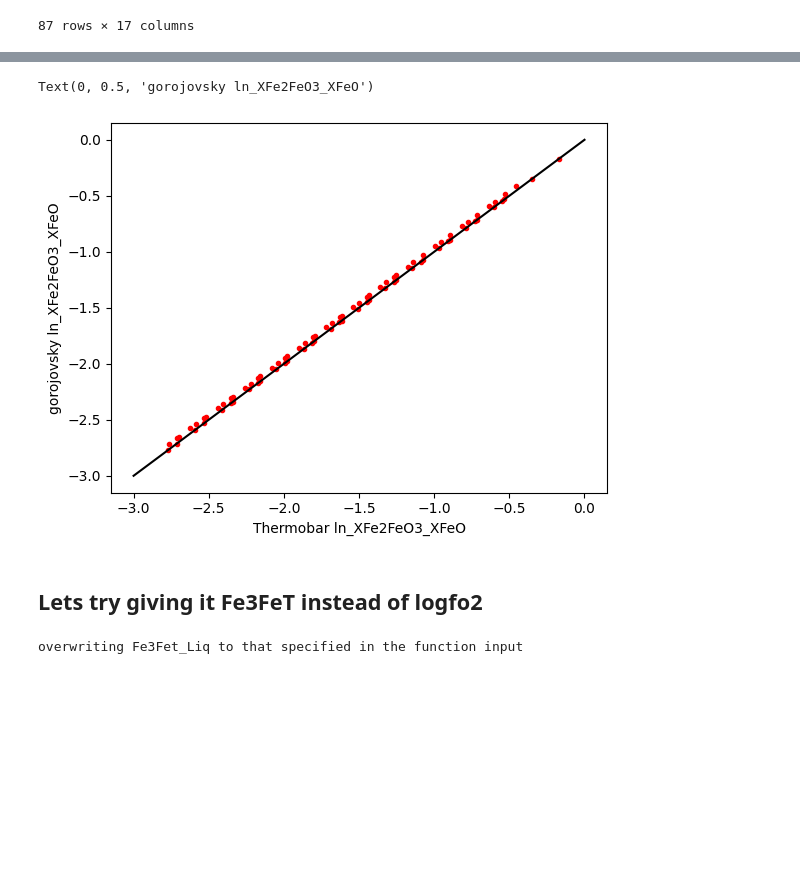
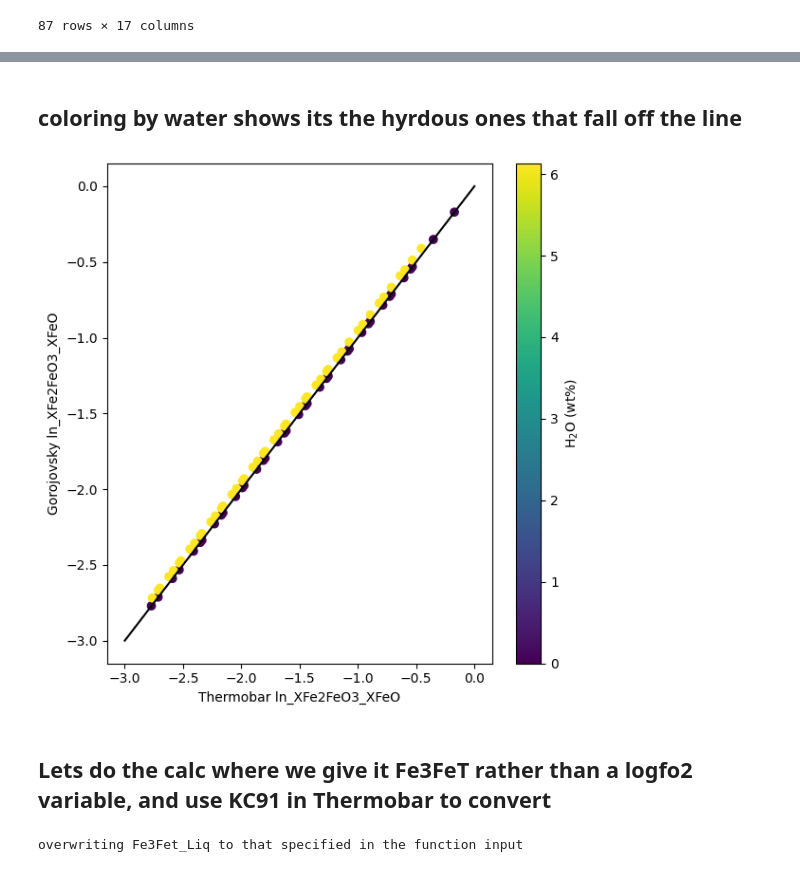
Before and after one commit to PennyWieser/PySulfSat, a Jupyter notebook: Benchmarking/Gorojovsky2026/Gorovsky_benchmark.ipynb, the cells around one changed output, grey strips where cells are left out. Drawn from its saved outputs; the diff is of its cells as text; code cells hidden in the pictures; blank space fills up the shorter version.

```diff
--- a/Benchmarking/Gorojovsky2026/Gorovsky_benchmark.ipynb
+++ b/Benchmarking/Gorojovsky2026/Gorovsky_benchmark.ipynb
@@ -50,8 +44,23 @@ plt.tight_layout()
+# %% [markdown]
+## coloring by water shows its the hyrdous ones that fall off the line
 # %%
-plt.plot(pa['ln_XFe2FeO3_XFeO'], df['lnXFe2O3/XFeO'], '.r')
+plt.figure(figsize=(6, 6))
+
+sc = plt.scatter(
+    pa['ln_XFe2FeO3_XFeO'],
+    df['lnXFe2O3/XFeO'],
+    c=df['H2O_Liq'],   # change to your water column name
+    cmap='viridis'
+)
+
 plt.plot([-3, 0], [-3, 0], '-k')
+
+cbar = plt.colorbar(sc)
+cbar.set_label('H$_2$O (wt%)')
+
 plt.xlabel('Thermobar ln_XFe2FeO3_XFeO')
-plt.ylabel('gorojovsky ln_XFe2FeO3_XFeO')
+plt.ylabel('Gorojovsky ln_XFe2FeO3_XFeO')
+
+plt.tight_layout()
 # %% [output]
-Text(0, 0.5, 'gorojovsky ln_XFe2FeO3_XFeO')
-[figure, old version]
+[figure, new version]
@@ -60,5 +67,5 @@ pt.calculate_hydrous_mol_proportions_liquid(df_thermobar).to_clipboard(excel=Tru
 # %% [markdown]
-## Lets try giving it Fe3FeT instead of logfo2
+## Lets do the calc where we give it Fe3FeT rather than a logfo2 variable, and use KC91 in Thermobar to convert
 # %%
 bench_Fe3FeT_input=ss.calculate_GW2026_S6St(df=df, Fe3Fet_Liq=df['Fe3FeT'], T_K=df['T °C']+273.15, P_kbar=df['P (Gpa)']*10)
 bench_Fe3FeT_input.head()
```
Also changed, not shown: parts of 17 cells of this notebook, 6 other files.
